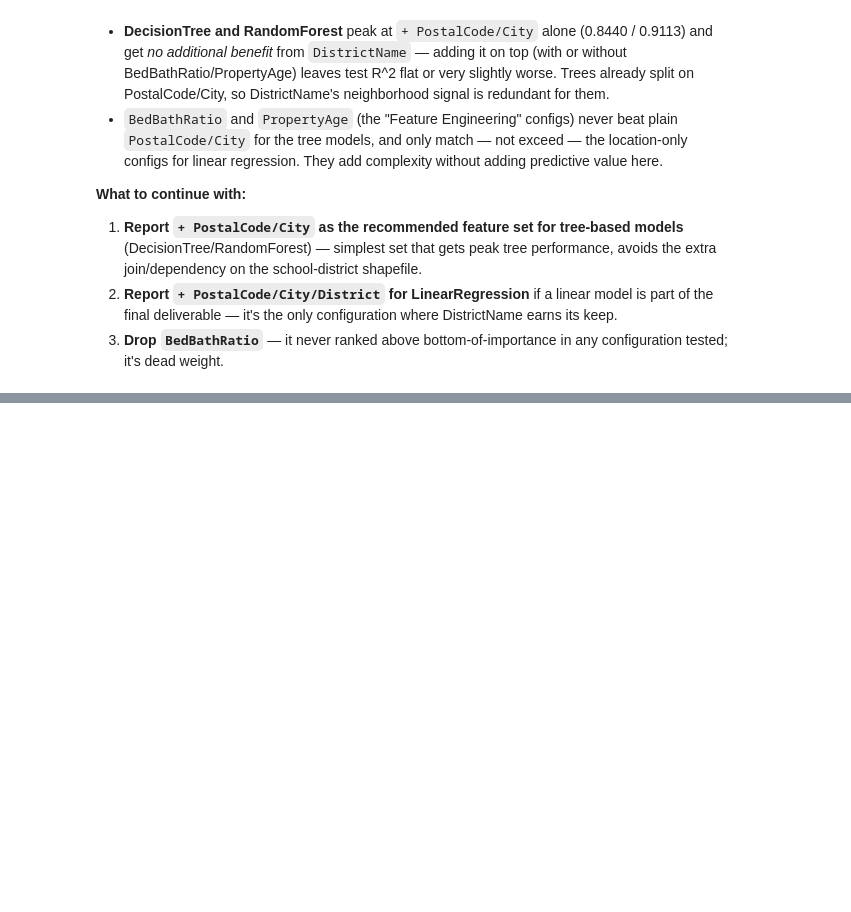
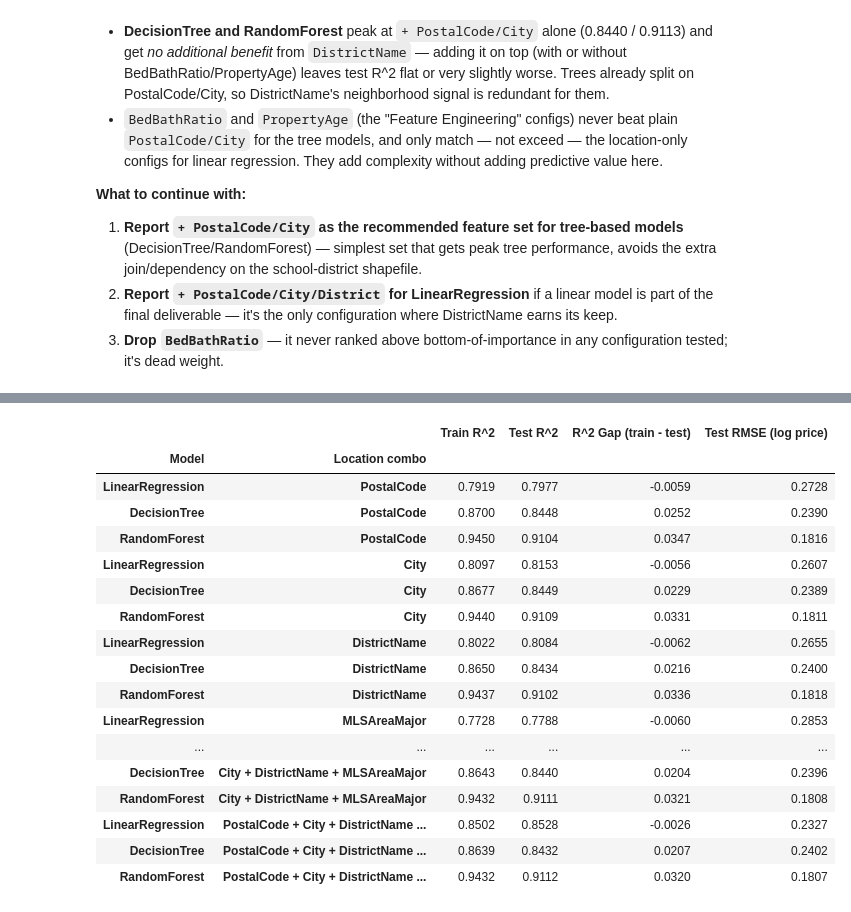
Before and after one commit to matthewviray/idx-exchange-project, a Jupyter notebook: notebooks/04_model_comparison.ipynb, the cells around one changed output, grey strips where cells are left out. Cells and saved outputs as stored; diff of their text form; code cells hidden in the pictures; blank space fills up the shorter version.

Commit message:
Experiment with combinations of location features

```diff
--- a/notebooks/04_model_comparison.ipynb
+++ b/notebooks/04_model_comparison.ipynb
@@ -265,9 +261,11 @@ _all_features_df = pd.read_csv('../data/cleaned_CRMLSSOLD_all_features.csv')
 assert len(_all_features_df) == len(CRMLSSold_cleaned), "Row count mismatch between CSVs"
 CRMLSSold_cleaned['PostalCode'] = _all_features_df['PostalCode'].astype(str)
 CRMLSSold_cleaned['City'] = _all_features_df['City']
+CRMLSSold_cleaned['MLSAreaMajor'] = _all_features_df['MLSAreaMajor']
 
 print(f"Unique PostalCode: {CRMLSSold_cleaned['PostalCode'].nunique():,}")
 print(f"Unique City: {CRMLSSold_cleaned['City'].nunique():,}")
+print(f"Unique MLSAreaMajor: {CRMLSSold_cleaned['MLSAreaMajor'].nunique():,}")
 
 # postal_city feature set: old features + PostalCode + City
 postal_city_feature_cols = feature_cols + ['PostalCode', 'City']
@@ -829,0 +852,54 @@ final_comparison_table.round(4)
+# %%
+from itertools import combinations
+
+location_fields = ['PostalCode', 'City', 'DistrictName', 'MLSAreaMajor']
+
+location_encoders = {
+    'PostalCode': ('encode_postal', OneHotEncoder(handle_unknown='ignore', min_frequency=50), ['PostalCode']),
+    'City': ('encode_city', OneHotEncoder(handle_unknown='ignore', min_frequency=50), ['City']),
+    'DistrictName': ('encode_district', OneHotEncoder(handle_unknown='ignore', min_frequency=50), ['DistrictName']),
+    'MLSAreaMajor': ('encode_mls_area', OneHotEncoder(handle_unknown='ignore', min_frequency=50), ['MLSAreaMajor']),
+}
+
+sweep_results = {}
+for r in range(1, len(location_fields) + 1):
+    for combo in combinations(location_fields, r):
+        combo_name = ' + '.join(combo)
+        combo_feature_cols = feature_cols + list(combo)
+
+        combo_preprocessor = ColumnTransformer([
+            ('impute', SimpleImputer(strategy='median'), numeric_cols),
+            ('encode', OneHotEncoder(handle_unknown='ignore'), categorical_cols),
+            *[location_encoders[field] for field in combo],
+        ])
+
+        X_train_c, y_train_c, X_test_c, y_test_c = make_train_test_split(
+            CRMLSSold_cleaned, combo_feature_cols, training_months=None
+        )
+
+        for name, model_class in model_classes.items():
+            model_kwargs = fixed_params[name] if name == 'LinearRegression' else {'random_state': 42, **fixed_params[name]}
+            pipeline = Pipeline([
+                ('preprocessor', combo_preprocessor),
+                ('model', model_class(**model_kwargs))
+            ])
+            pipeline.fit(X_train_c, y_train_c)
+
+            train_preds = pipeline.predict(X_train_c)
+            train_r2 = r2_score(y_train_c, train_preds)
+
+            preds = pipeline.predict(X_test_c)
+            r2 = r2_score(y_test_c, preds)
+            rmse = mean_squared_error(y_test_c, preds) ** 0.5
+
+            sweep_results[(name, combo_name)] = {
+                'Train R^2': train_r2,
+                'Test R^2': r2,
+                'R^2 Gap (train - test)': train_r2 - r2,
+                'Test RMSE (log price)': rmse,
+            }
+
+sweep_table = pd.DataFrame(sweep_results).T
+sweep_table.index.names = ['Model', 'Location combo']
+sweep_table.round(4)
+# %% [output]
@@ -829,0 +923,18 @@ final_comparison_table.round(4)
+|  |  | Train R^2 | Test R^2 | R^2 Gap (train - test) | Test RMSE (log price) |
+| Model | Location combo |  |  |  |  |
+| LinearRegression | PostalCode | 0.7919 | 0.7977 | -0.0059 | 0.2728 |
+| DecisionTree | PostalCode | 0.8700 | 0.8448 | 0.0252 | 0.2390 |
+| RandomForest | PostalCode | 0.9450 | 0.9104 | 0.0347 | 0.1816 |
+| LinearRegression | City | 0.8097 | 0.8153 | -0.0056 | 0.2607 |
+| DecisionTree | City | 0.8677 | 0.8449 | 0.0229 | 0.2389 |
+| RandomForest | City | 0.9440 | 0.9109 | 0.0331 | 0.1811 |
+| LinearRegression | DistrictName | 0.8022 | 0.8084 | -0.0062 | 0.2655 |
+| DecisionTree | DistrictName | 0.8650 | 0.8434 | 0.0216 | 0.2400 |
+| RandomForest | DistrictName | 0.9437 | 0.9102 | 0.0336 | 0.1818 |
+| LinearRegression | MLSAreaMajor | 0.7728 | 0.7788 | -0.0060 | 0.2853 |
+| ... | ... | ... | ... | ... | ... |
+| DecisionTree | City + DistrictName + MLSAreaMajor | 0.8643 | 0.8440 | 0.0204 | 0.2396 |
+| RandomForest | City + DistrictName + MLSAreaMajor | 0.9432 | 0.9111 | 0.0321 | 0.1808 |
+| LinearRegression | PostalCode + City + DistrictName ... | 0.8502 | 0.8528 | -0.0026 | 0.2327 |
+| DecisionTree | PostalCode + City + DistrictName ... | 0.8639 | 0.8432 | 0.0207 | 0.2402 |
+| RandomForest | PostalCode + City + DistrictName ... | 0.9432 | 0.9112 | 0.0320 | 0.1807 |
```
Also changed, not shown: parts of 12 cells of this notebook, 1 other file.
